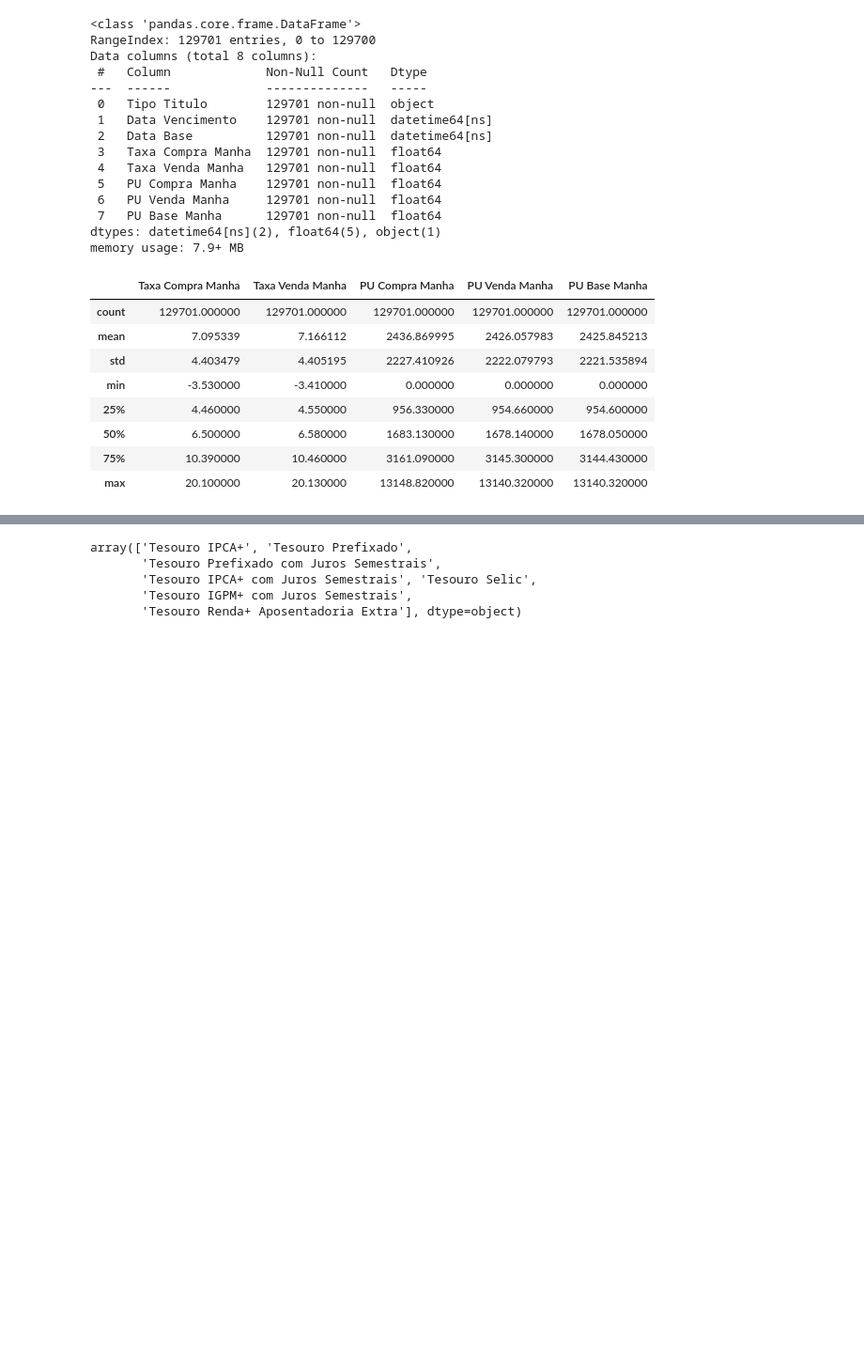
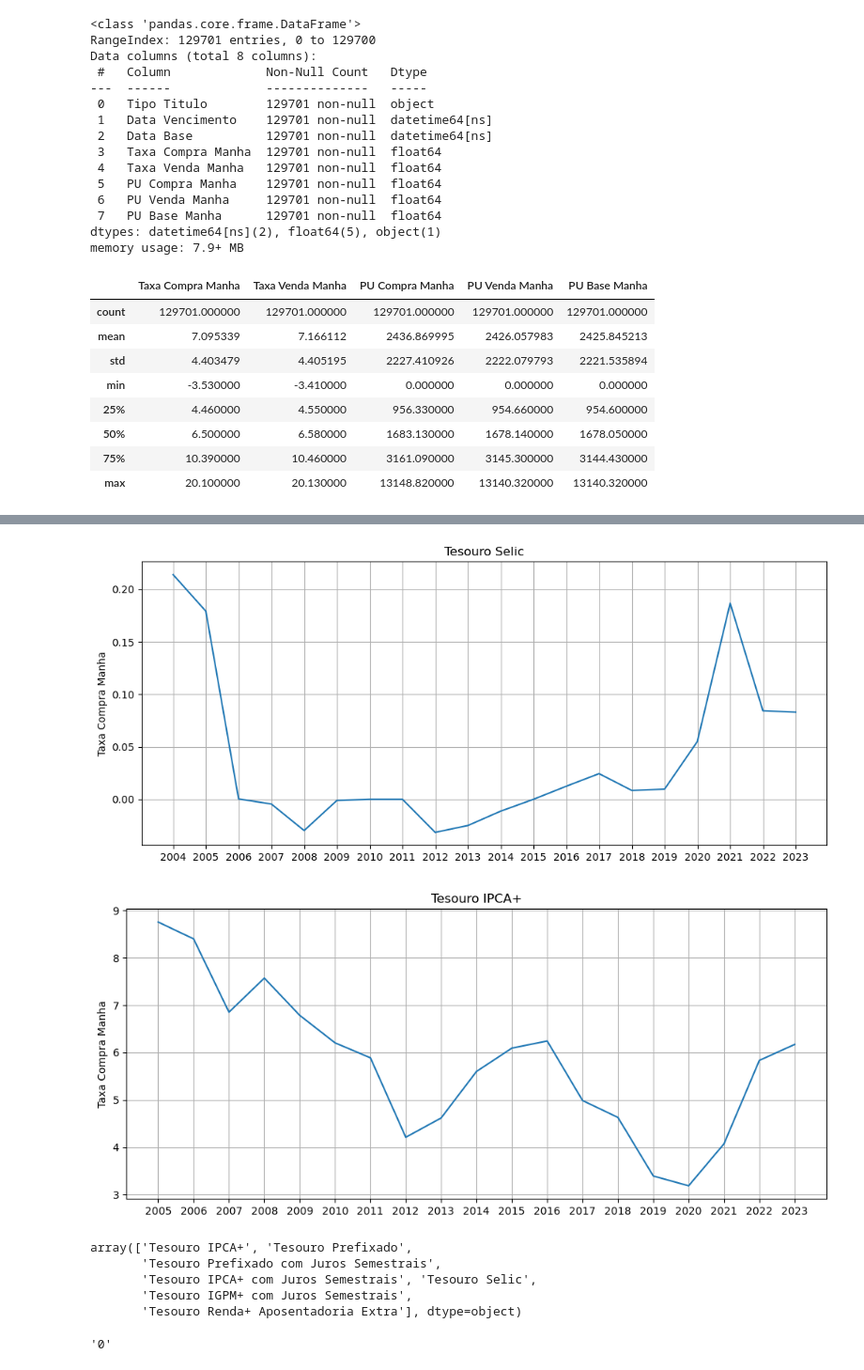
Before and after one commit to MatheusLopesA95/OpenDataGov, a Jupyter notebook: AnaliseExploratoria.ipynb, the cells around one changed output, grey strips where cells are left out. Shown at 94% size. Drawn from its saved outputs; the diff is of its cells as text; code cells hidden in the pictures; blank space fills up the shorter version.

```diff
--- a/AnaliseExploratoria.ipynb
+++ b/AnaliseExploratoria.ipynb
@@ -145,11 +114,0 @@ ax.plot(GraficoSelic)
-# %%
-x = np.arange(10)
-y = np.random.rand(10)
-
-fig, ax = plt.subplots()
-ax.plot(x, y)
-
-# Definindo o espaçamento do eixo x
-ax.set(xlim=(x[0]-0.5, x[-1]+0.5))
-
-plt.show()
@@ -165,0 +115,5 @@ ax.plot(GraficoSelic)
+# %%
+data['Ano Base']=pd.DatetimeIndex(data['Data Base']).year
+data['Ano Vencimento']=pd.DatetimeIndex(data['Data Vencimento']).year
+# %%
+data['DuraçãoTitulo']=data['Ano Vencimento'] - data['Ano Base']
@@ -166,3 +141,23 @@ ax.plot(GraficoSelic)
+# %%
+def grafico(Titulo, eixo_y, eixo_x):
+    TituloSelic = data.loc[data['Tipo Titulo']== Titulo]
+    Taxa_compra = TituloSelic[eixo_y].groupby(TituloSelic[eixo_x]).mean().reset_index()
+
+
+    fig,ax=plt.subplots(figsize=(12,5))
+    ax.plot(Taxa_compra[eixo_x], Taxa_compra[eixo_y])
+    plt.xticks(Taxa_compra[eixo_x])
+# plt.yticks(Taxa_compra['Taxa Venda Manha'])
+    plt.grid()
+    plt.title(Titulo)
+    plt.ylabel(eixo_y)
+    plt.show()
+# %%
+grafico('Tesouro Selic', 'Taxa Compra Manha', 'Ano Base')
+grafico('Tesouro IPCA+', 'Taxa Compra Manha', 'Ano Base')
+# %% [output]
+[figure, added]
+[figure, added]
 # %%
 data['Tipo Titulo'].unique()
 # %% [output]
@@ -173,0 +183,4 @@ array(['Tesouro IPCA+', 'Tesouro Prefixado',
+# %%
+(str((data['Data Vencimento']-data['Data Base'])/365))[0:1]
+# %% [output]
+'0'
```
Also changed, not shown: parts of 11 cells of this notebook, 1 other file.
